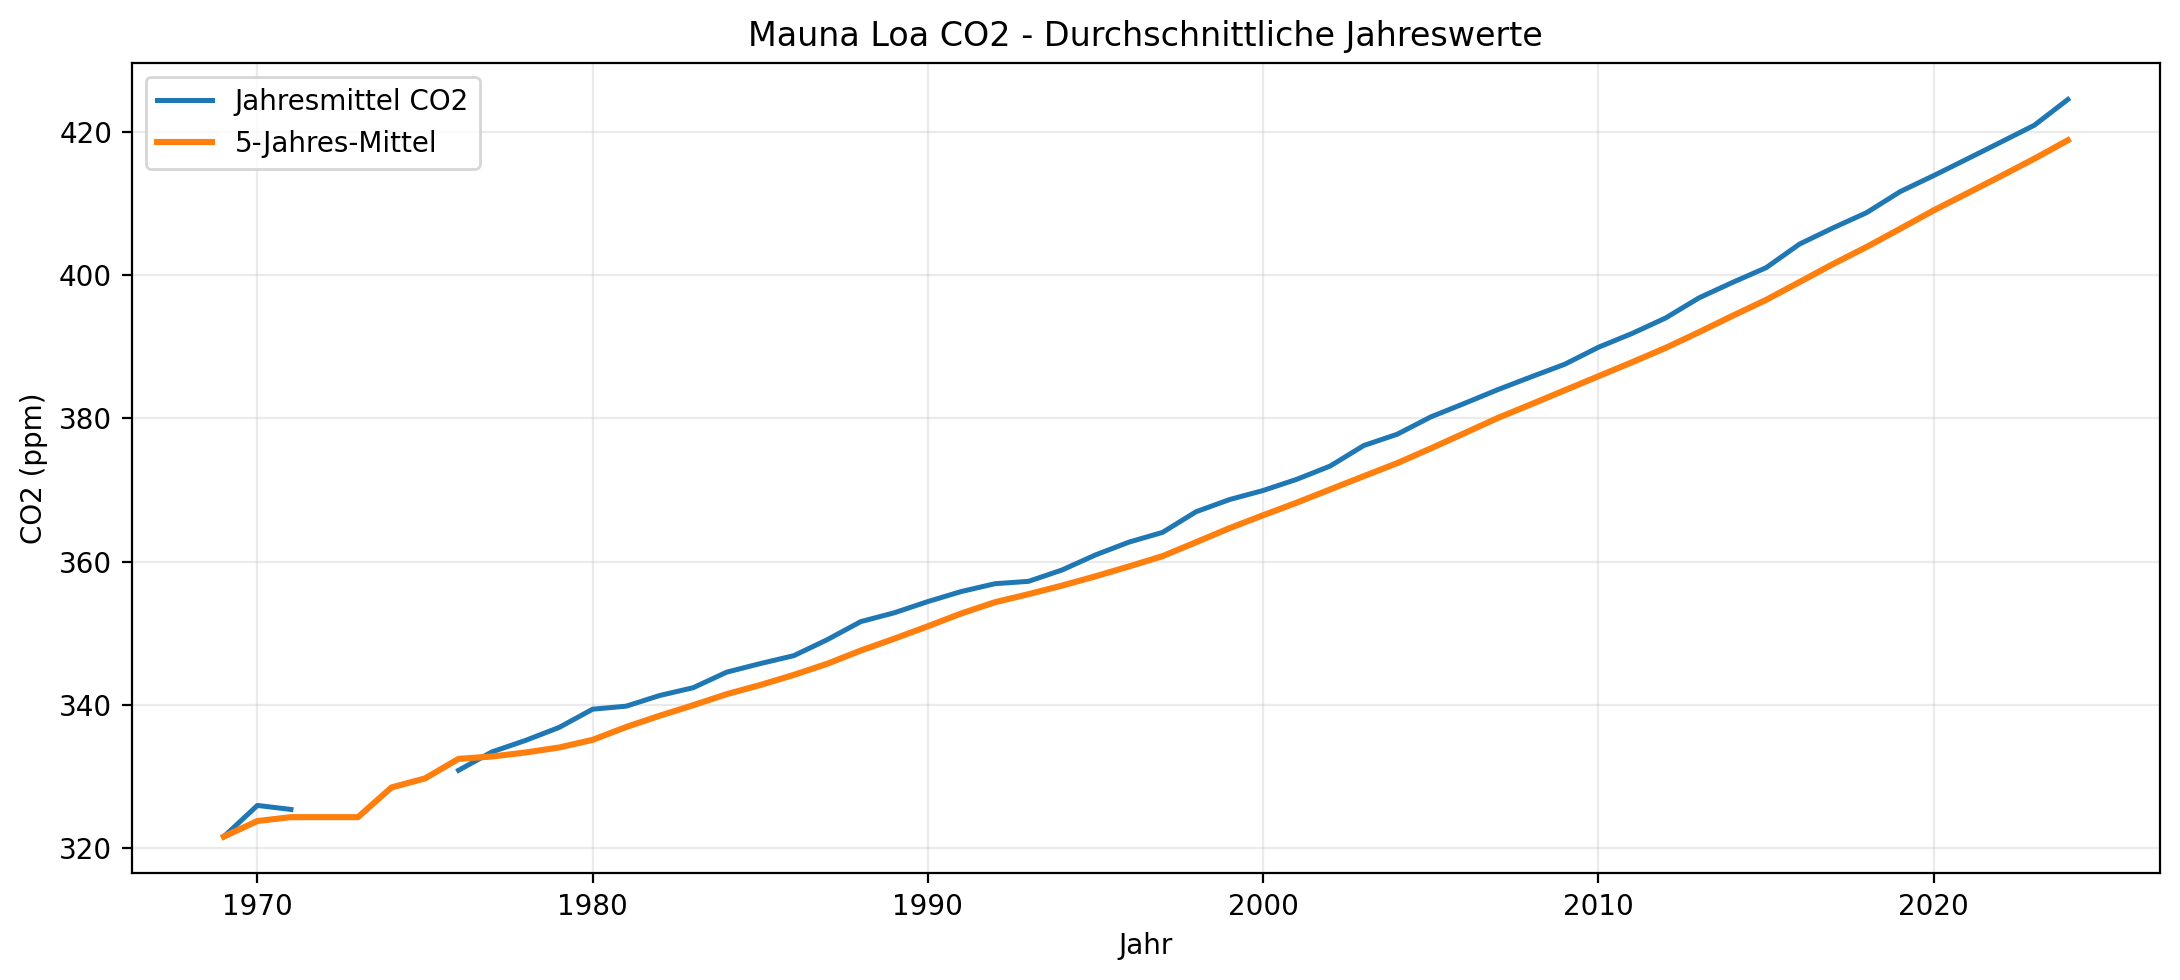
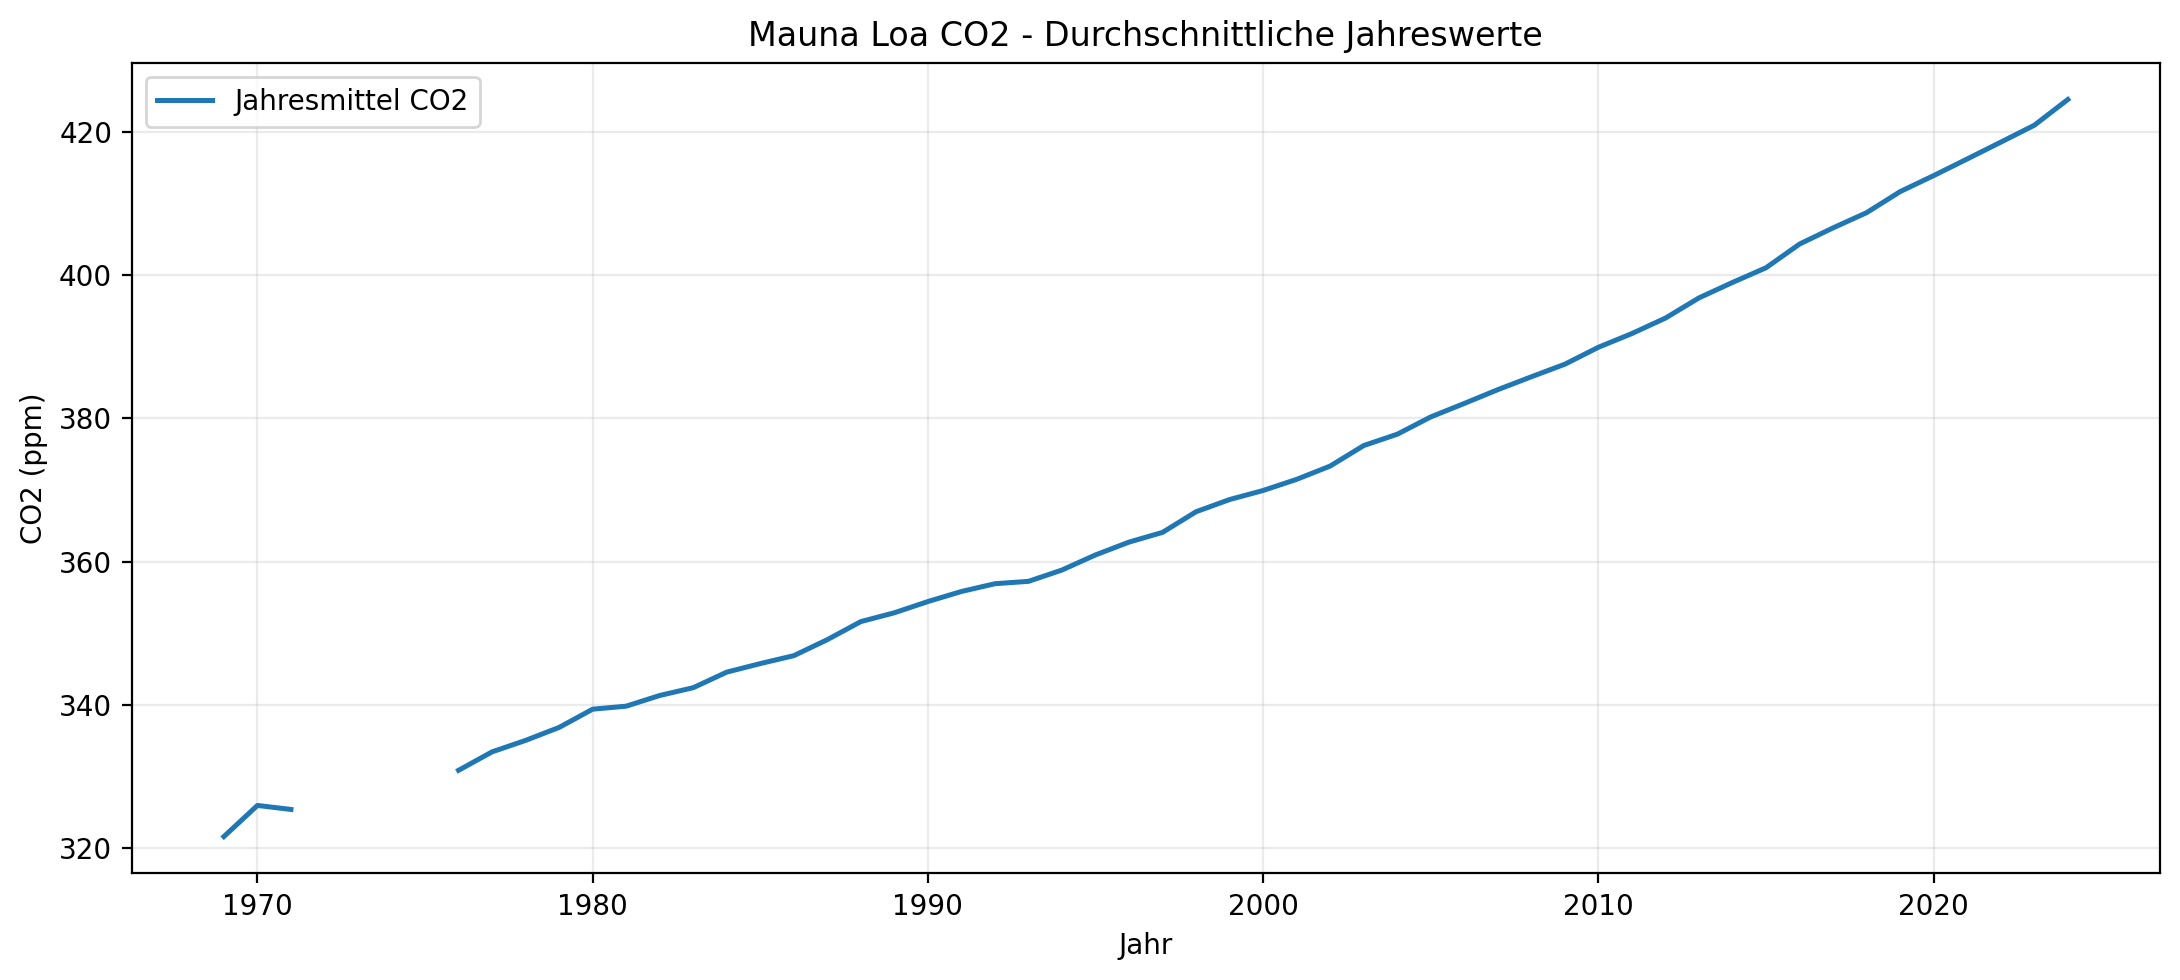
Code edit (unified diff) that turned the first committed figure into the second:
--- before
+++ after
@@ -11,6 +11,4 @@
 plt.figure(figsize=(11, 5), dpi=200)
 plt.plot(annual_mean.index, annual_mean.values, color='tab:blue', linewidth=1.8, label='Jahresmittel CO2')
-plt.plot(annual_mean.index, annual_mean.rolling(5, min_periods=1).mean(),
-         color='tab:orange', linewidth=2.2, label='5-Jahres-Mittel')
 plt.title('Mauna Loa CO2 - Durchschnittliche Jahreswerte')
 plt.xlabel('Jahr')

Commit: 1 a) 5 Jahres Mittel entfernt